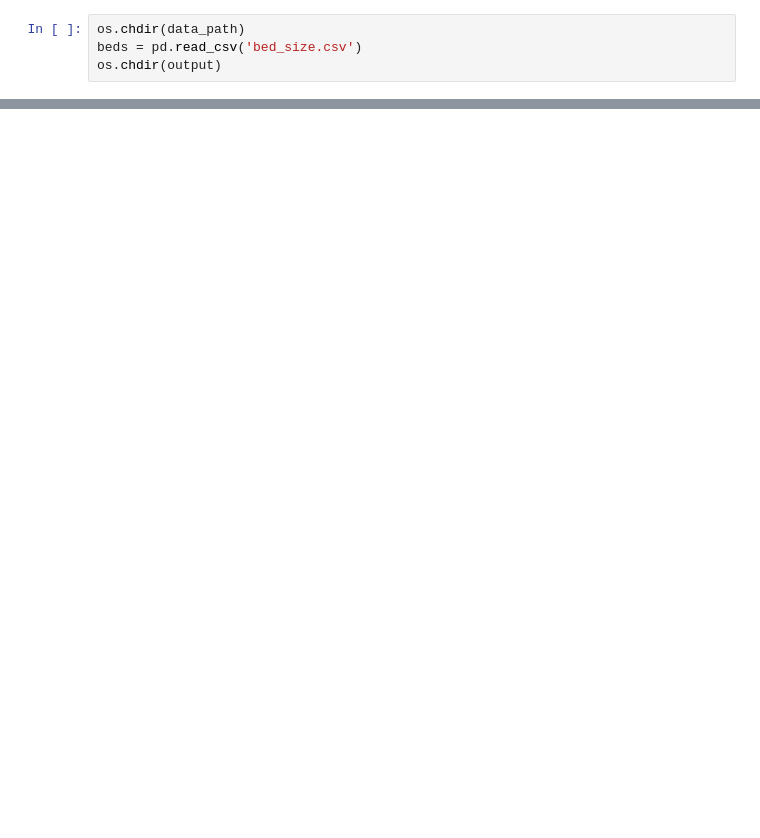
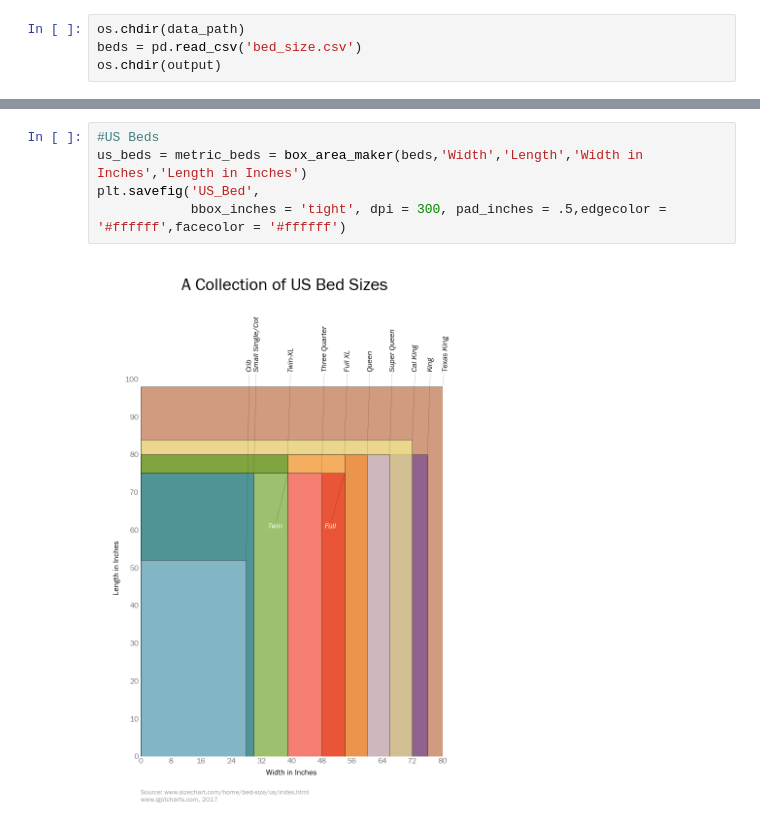
Before and after one commit to igotcharts/charts_and_more_charts, a Jupyter notebook: notebooks/Bed_Sizes.ipynb, the cells around one changed output, grey strips where cells are left out. Cells and saved outputs as stored; diff of their text form; blank space fills up the shorter version.

```diff
--- a/notebooks/Bed_Sizes.ipynb
+++ b/notebooks/Bed_Sizes.ipynb
@@ -72,0 +82,7 @@ plt.savefig('Bed_Size',bbox_inches = 'tight', dpi = 300, pad_inches = .5,edgecol
+# %%
+#US Beds
+us_beds = metric_beds = box_area_maker(beds,'Width','Length','Width in Inches','Length in Inches')
+plt.savefig('US_Bed',
+            bbox_inches = 'tight', dpi = 300, pad_inches = .5,edgecolor = '#ffffff',facecolor = '#ffffff')
+# %% [output]
+[figure, added]
```
Also changed, not shown: parts of 5 cells of this notebook, 5 other files.
